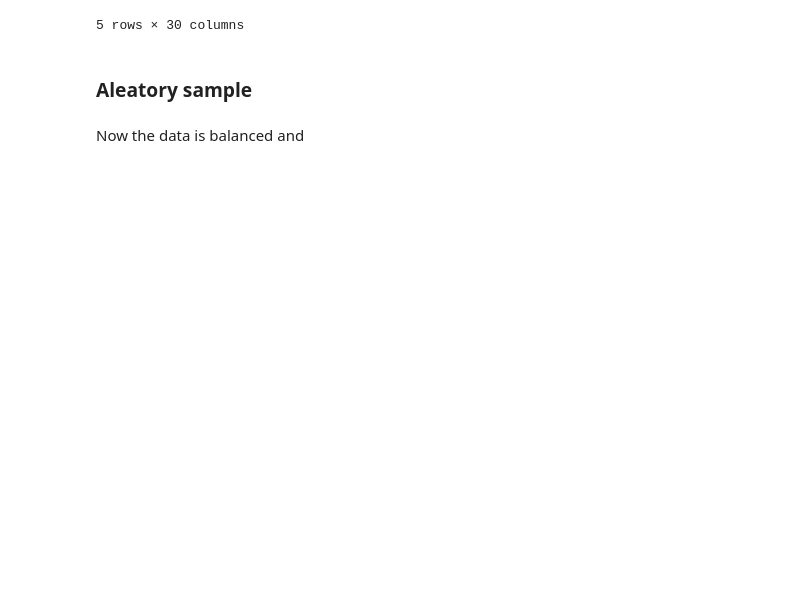
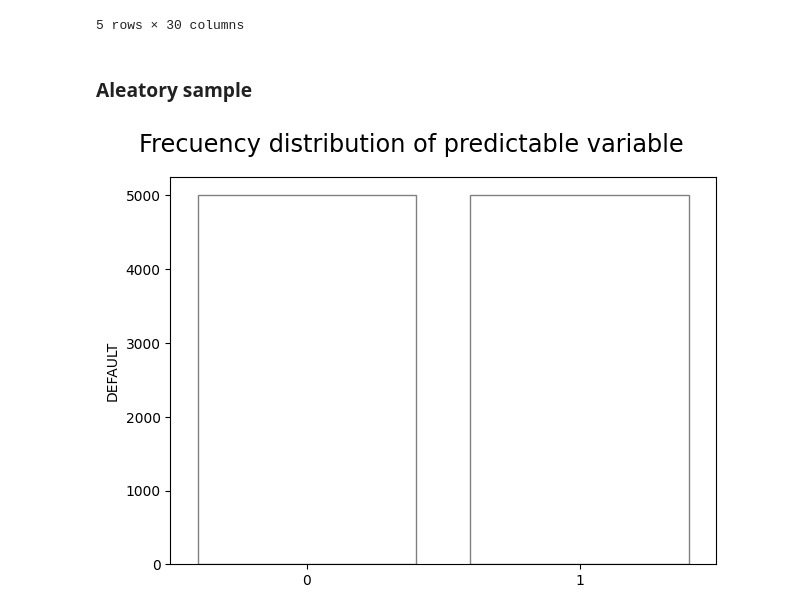
Before and after one commit to pagrkonecta/Konecta_Test, a Jupyter notebook: Konecta_Test_PAGR.ipynb, the cells around one changed output. Saved outputs shown, nothing was run; the diff lists cells and outputs as text; code cells hidden in the pictures; blank space fills up the shorter version.

```diff
--- a/Konecta_Test_PAGR.ipynb
+++ b/Konecta_Test_PAGR.ipynb
@@ -455,22 +457,22 @@ df.head()
 # shuffle the dataframe rows
 df = df.sample(frac=1, random_state=42)
 
-# select 500 samples from each category
+# select 5000 samples from each category
 sample_size = 5000
 category_a_sample = df[df['DEFAULT'] == 0].sample(n=sample_size, random_state=42)
 category_b_sample = df[df['DEFAULT'] == 1].sample(n=sample_size, random_state=42)
 
 # concatenate the two samples
-result = pd.concat([category_a_sample, category_b_sample])
+dff = pd.concat([category_a_sample, category_b_sample])
 
-# display the result
-print(result)
+ # shuffle the rows randomly
+dff = dff.sample(frac=1, random_state=42)
 # %%
-#Categorical variables
-sns.barplot(x=result['DEFAULT'].value_counts().index, y=result['DEFAULT'].value_counts(),
+#Target
+sns.barplot(x=dff['DEFAULT'].value_counts().index, y=dff['DEFAULT'].value_counts(),
                 errcolor='.5', linewidth=1, edgecolor='.5', facecolor=(0, 0, 0, 0))
 plt.suptitle('Frecuency distribution of predictable variable', ha='center', fontsize='xx-large')
 plt.tight_layout()
 plt.show()
+# %% [output]
+[figure, added]
-# %% [markdown]
-Now the data is balanced and
```
Also changed, not shown: parts of 19 cells of this notebook.
